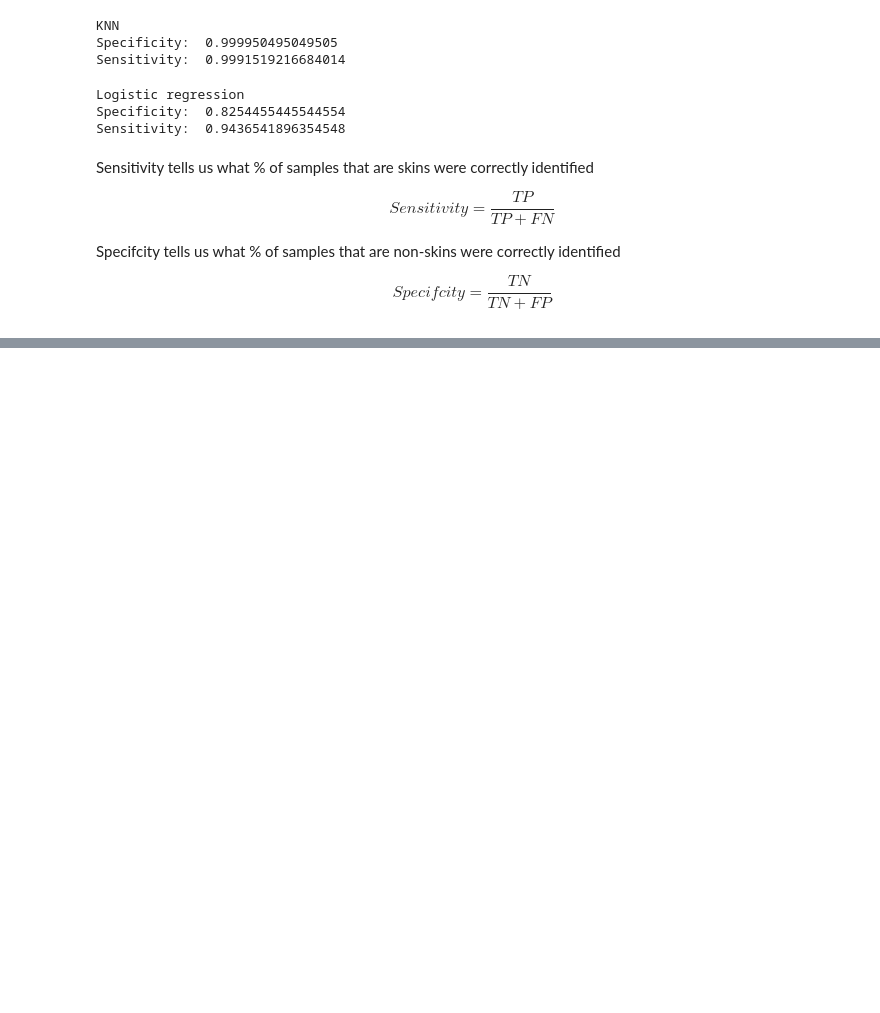
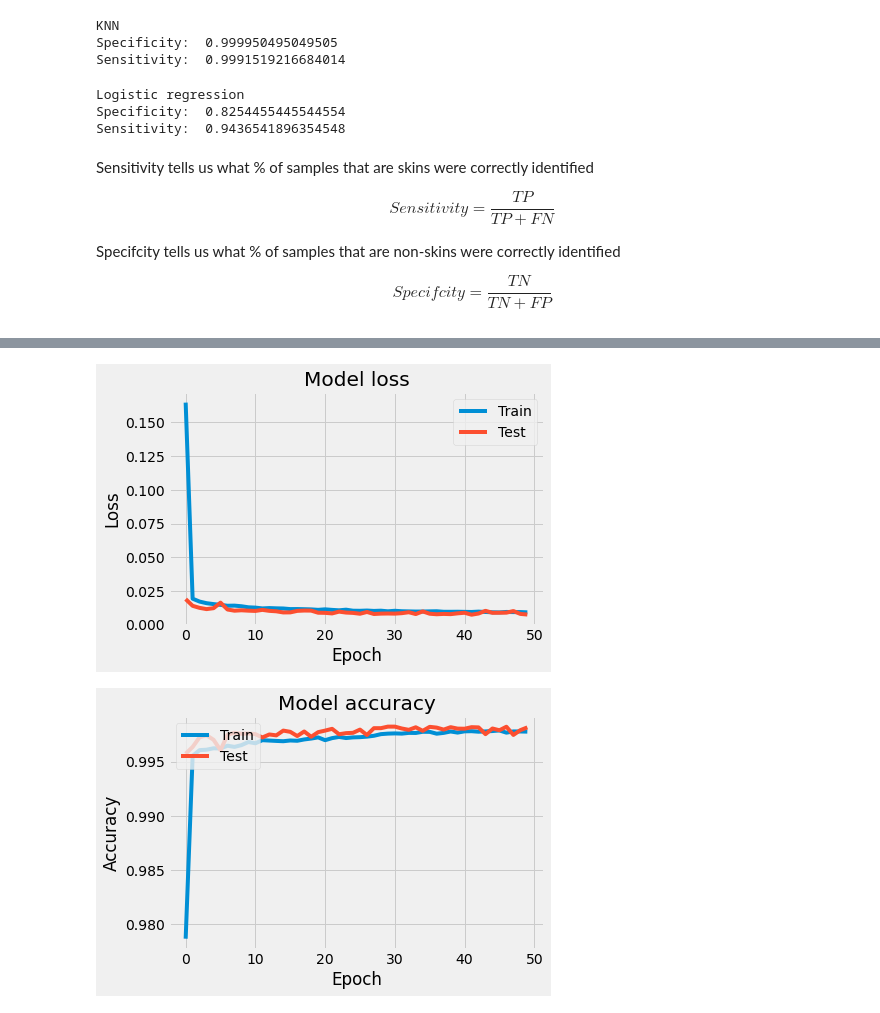
Before and after one commit to Zubayear/Machine-Learning, a Jupyter notebook: Skin_Segmentation.ipynb, the cells around one changed output, grey strips where cells are left out. Saved outputs shown, nothing was run; the diff lists cells and outputs as text; code cells hidden in the pictures; blank space fills up the shorter version.

```diff
--- a/Skin_Segmentation.ipynb
+++ b/Skin_Segmentation.ipynb
@@ -597,0 +719,13 @@ $$Specifcity = \frac{TN}{TN + FP}$$
+# %%
+model.compile(
+    loss='binary_crossentropy',
+    optimizer='adam',
+    metrics=['accuracy']
+)
+# %%
+h_callback = model.fit(
+    X_train,
+    y_train,
+    epochs=50,
+    validation_data=(X_test, y_test)
+)
@@ -597,0 +750,31 @@ $$Specifcity = \frac{TN}{TN + FP}$$
+# %%
+def plot_loss(loss,val_loss):
+  plt.figure()
+  plt.plot(loss)
+  plt.plot(val_loss)
+  plt.title('Model loss')
+  plt.ylabel('Loss')
+  plt.xlabel('Epoch')
+  plt.legend(['Train', 'Test'], loc='upper right')
+  plt.show()
+# %%
+def plot_accuracy(acc,val_acc):
+  # Plot training & validation accuracy values
+  plt.figure()
+  plt.plot(acc)
+  plt.plot(val_acc)
+  plt.title('Model accuracy')
+  plt.ylabel('Accuracy')
+  plt.xlabel('Epoch')
+  plt.legend(['Train', 'Test'], loc='upper left')
+  plt.show()
+# %%
+plt.style.use('fivethirtyeight')
+# Plot train vs test loss during training
+plot_loss(h_callback.history['loss'], h_callback.history['val_loss'])
+
+# Plot train vs test accuracy during training
+plot_accuracy(h_callback.history['accuracy'], h_callback.history['val_accuracy'])
+# %% [output]
+[figure, added]
+[figure, added]
```
Also changed, not shown: parts of 52 cells of this notebook.
